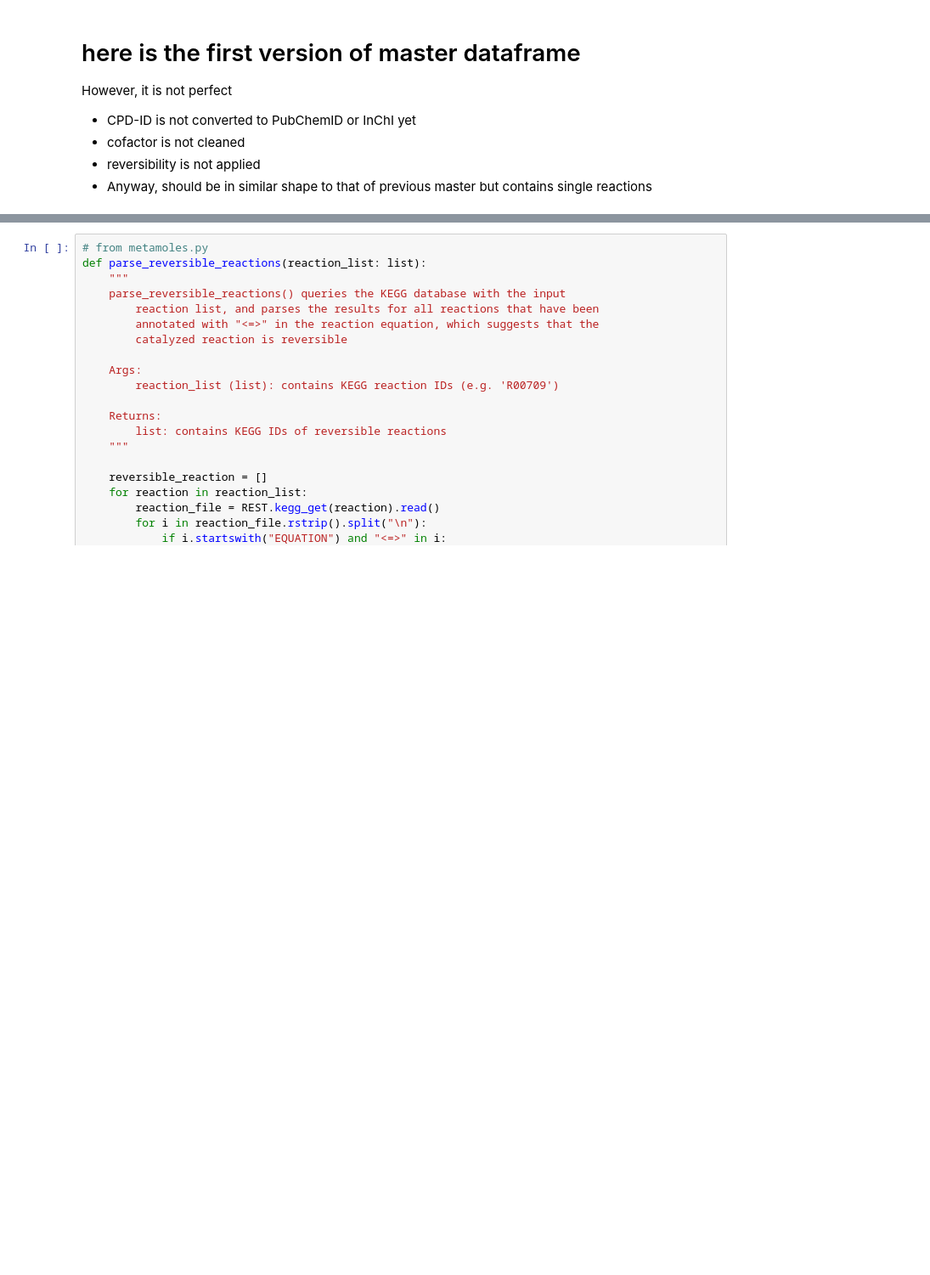
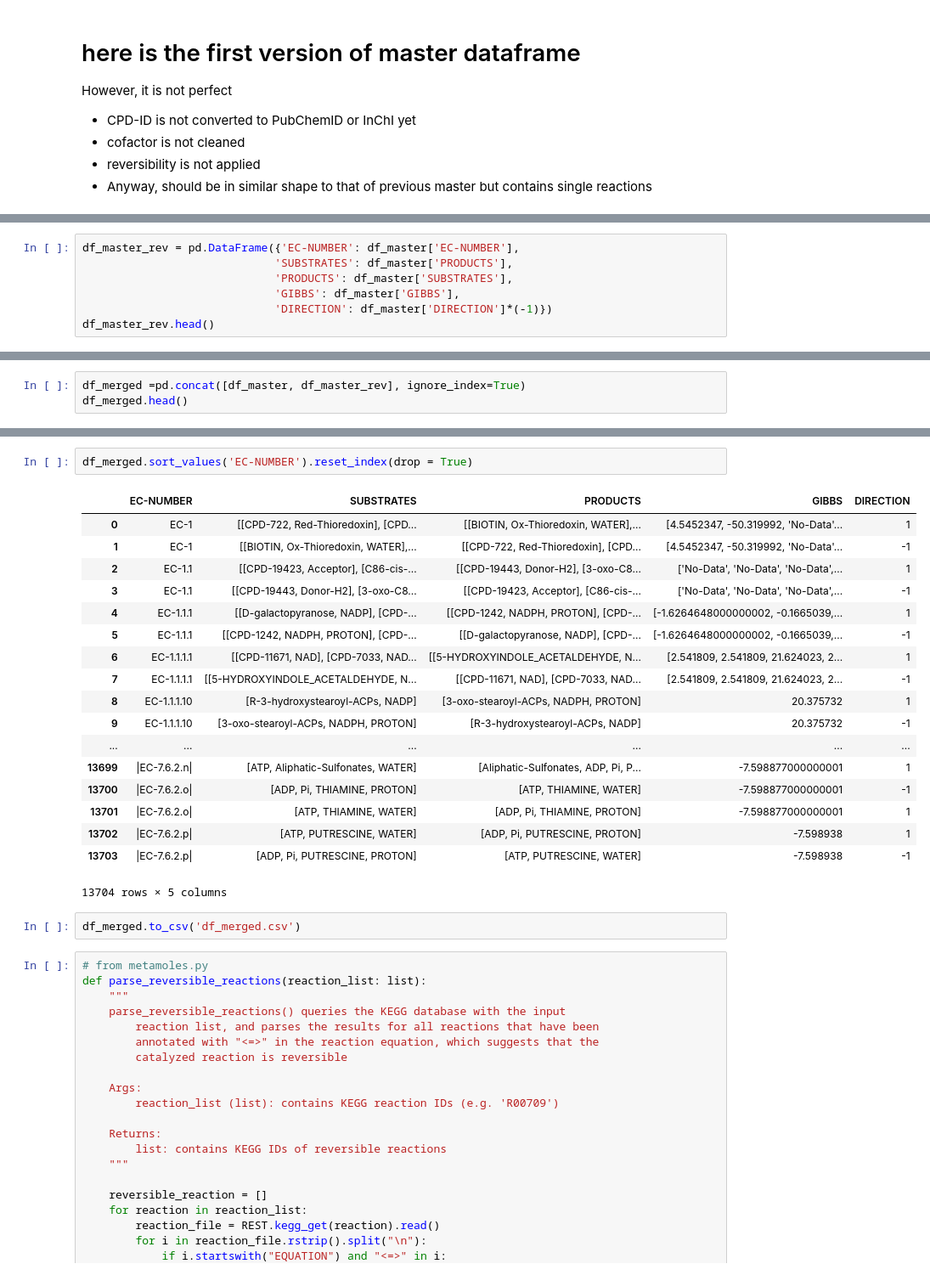
Before and after one commit to metamoles/metamoles, a Jupyter notebook: notebooks/Data_organization.ipynb, the cells around one changed output, grey strips where cells are left out. Shown: that part at 85% size. Saved outputs shown, nothing was run; the diff lists cells and outputs as text; blank space fills up the shorter version.

```diff
--- a/notebooks/Data_organization.ipynb
+++ b/notebooks/Data_organization.ipynb
@@ -656,0 +584,7 @@ df_prom.head()
+# %%
+df_master_rev = pd.DataFrame({'EC-NUMBER': df_master['EC-NUMBER'],
+                             'SUBSTRATES': df_master['PRODUCTS'],
+                             'PRODUCTS': df_master['SUBSTRATES'],
+                             'GIBBS': df_master['GIBBS'],
+                             'DIRECTION': df_master['DIRECTION']*(-1)})
+df_master_rev.head()
@@ -656,0 +598,3 @@ df_prom.head()
+# %%
+df_merged =pd.concat([df_master, df_master_rev], ignore_index=True)
+df_merged.head()
@@ -657,3 +608,26 @@ df_prom.head()
+# %%
+df_merged.sort_values('EC-NUMBER').reset_index(drop = True)
+# %% [output]
+|  | EC-NUMBER | SUBSTRATES | PRODUCTS | GIBBS | DIRECTION |
+| 0 | EC-1 | [[CPD-722, Red-Thioredoxin], [CPD... | [[BIOTIN, Ox-Thioredoxin, WATER],... | [4.5452347, -50.319992, 'No-Data'... | 1 |
+| 1 | EC-1 | [[BIOTIN, Ox-Thioredoxin, WATER],... | [[CPD-722, Red-Thioredoxin], [CPD... | [4.5452347, -50.319992, 'No-Data'... | -1 |
+| 2 | EC-1.1 | [[CPD-19423, Acceptor], [C86-cis-... | [[CPD-19443, Donor-H2], [3-oxo-C8... | ['No-Data', 'No-Data', 'No-Data',... | 1 |
+| 3 | EC-1.1 | [[CPD-19443, Donor-H2], [3-oxo-C8... | [[CPD-19423, Acceptor], [C86-cis-... | ['No-Data', 'No-Data', 'No-Data',... | -1 |
+| 4 | EC-1.1.1 | [[D-galactopyranose, NADP], [CPD-... | [[CPD-1242, NADPH, PROTON], [CPD-... | [-1.6264648000000002, -0.1665039,... | 1 |
+| 5 | EC-1.1.1 | [[CPD-1242, NADPH, PROTON], [CPD-... | [[D-galactopyranose, NADP], [CPD-... | [-1.6264648000000002, -0.1665039,... | -1 |
+| 6 | EC-1.1.1.1 | [[CPD-11671, NAD], [CPD-7033, NAD... | [[5-HYDROXYINDOLE_ACETALDEHYDE, N... | [2.541809, 2.541809, 21.624023, 2... | 1 |
+| 7 | EC-1.1.1.1 | [[5-HYDROXYINDOLE_ACETALDEHYDE, N... | [[CPD-11671, NAD], [CPD-7033, NAD... | [2.541809, 2.541809, 21.624023, 2... | -1 |
+| 8 | EC-1.1.1.10 | [R-3-hydroxystearoyl-ACPs, NADP] | [3-oxo-stearoyl-ACPs, NADPH, PROTON] | 20.375732 | 1 |
+| 9 | EC-1.1.1.10 | [3-oxo-stearoyl-ACPs, NADPH, PROTON] | [R-3-hydroxystearoyl-ACPs, NADP] | 20.375732 | -1 |
+| ... | ... | ... | ... | ... | ... |
+| 13699 | |EC-7.6.2.n| | [ATP, Aliphatic-Sulfonates, WATER] | [Aliphatic-Sulfonates, ADP, Pi, P... | -7.598877000000001 | 1 |
+| 13700 | |EC-7.6.2.o| | [ADP, Pi, THIAMINE, PROTON] | [ATP, THIAMINE, WATER] | -7.598877000000001 | -1 |
+| 13701 | |EC-7.6.2.o| | [ATP, THIAMINE, WATER] | [ADP, Pi, THIAMINE, PROTON] | -7.598877000000001 | 1 |
+| 13702 | |EC-7.6.2.p| | [ATP, PUTRESCINE, WATER] | [ADP, Pi, PUTRESCINE, PROTON] | -7.598938 | 1 |
+| 13703 | |EC-7.6.2.p| | [ADP, Pi, PUTRESCINE, PROTON] | [ATP, PUTRESCINE, WATER] | -7.598938 | -1 |
+13704 rows × 5 columns
+# %%
+df_merged.to_csv('df_merged.csv')
 # %%
 # from metamoles.py
 def parse_reversible_reactions(reaction_list: list):
```
Also changed, not shown: parts of 33 cells of this notebook, 6 other files.
